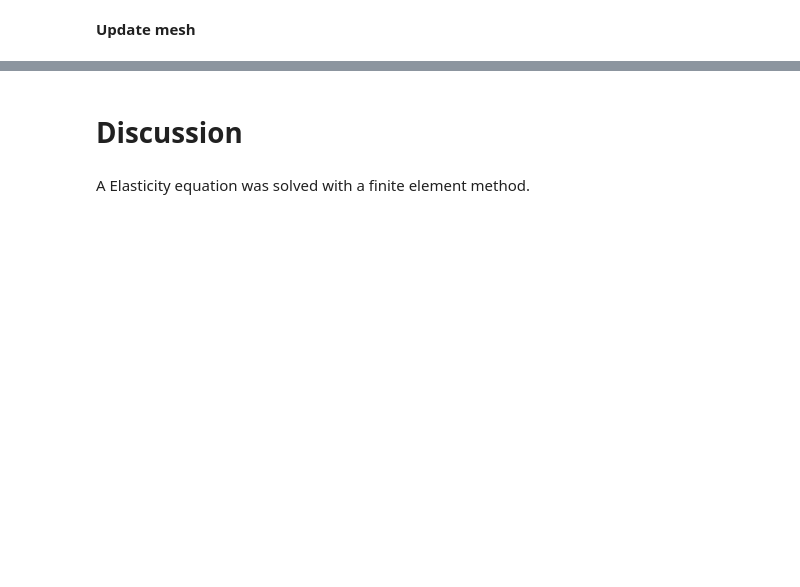
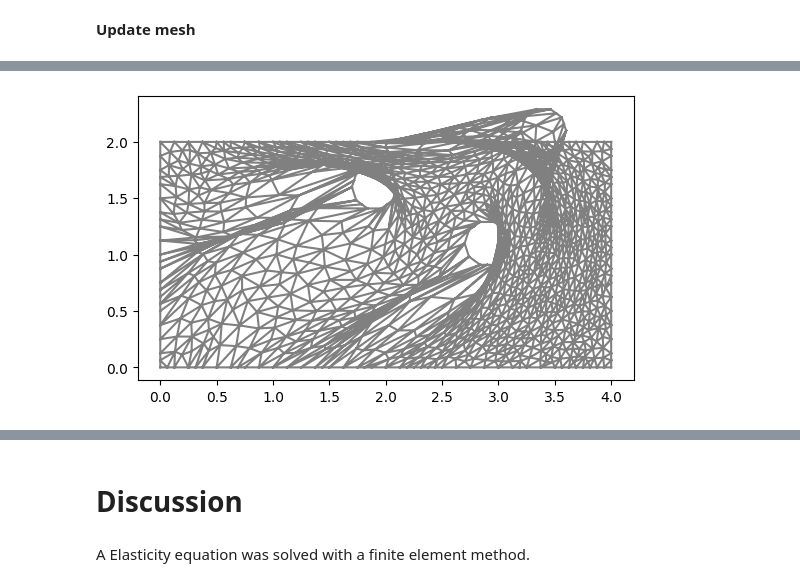
Before and after one commit to ellenmatt/DD2365-aflum, a Jupyter notebook: template-report-Elasticity.ipynb, the cells around one changed output, grey strips where cells are left out. Drawn from its saved outputs; the diff is of its cells as text; code cells hidden in the pictures; blank space fills up the shorter version.

```diff
--- a/template-report-Elasticity.ipynb
+++ b/template-report-Elasticity.ipynb
@@ -256,0 +251,7 @@ plt.show()
+# %%
+ALE.move(mesh, d)
+plt.figure()
+plot(mesh)
+plt.show()
+# %% [output]
+[figure, added]
```
Also changed, not shown: parts of 7 cells of this notebook.
